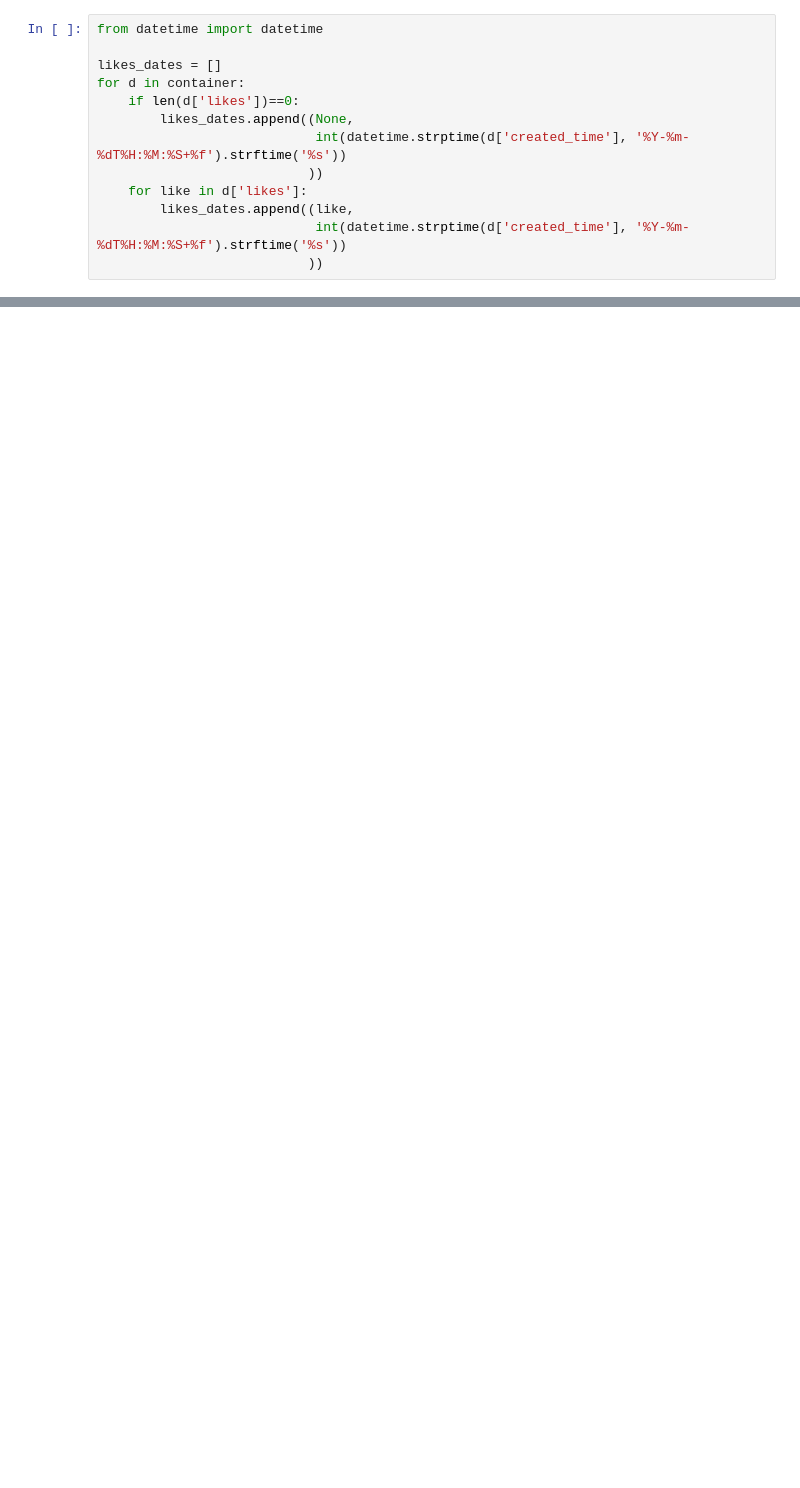
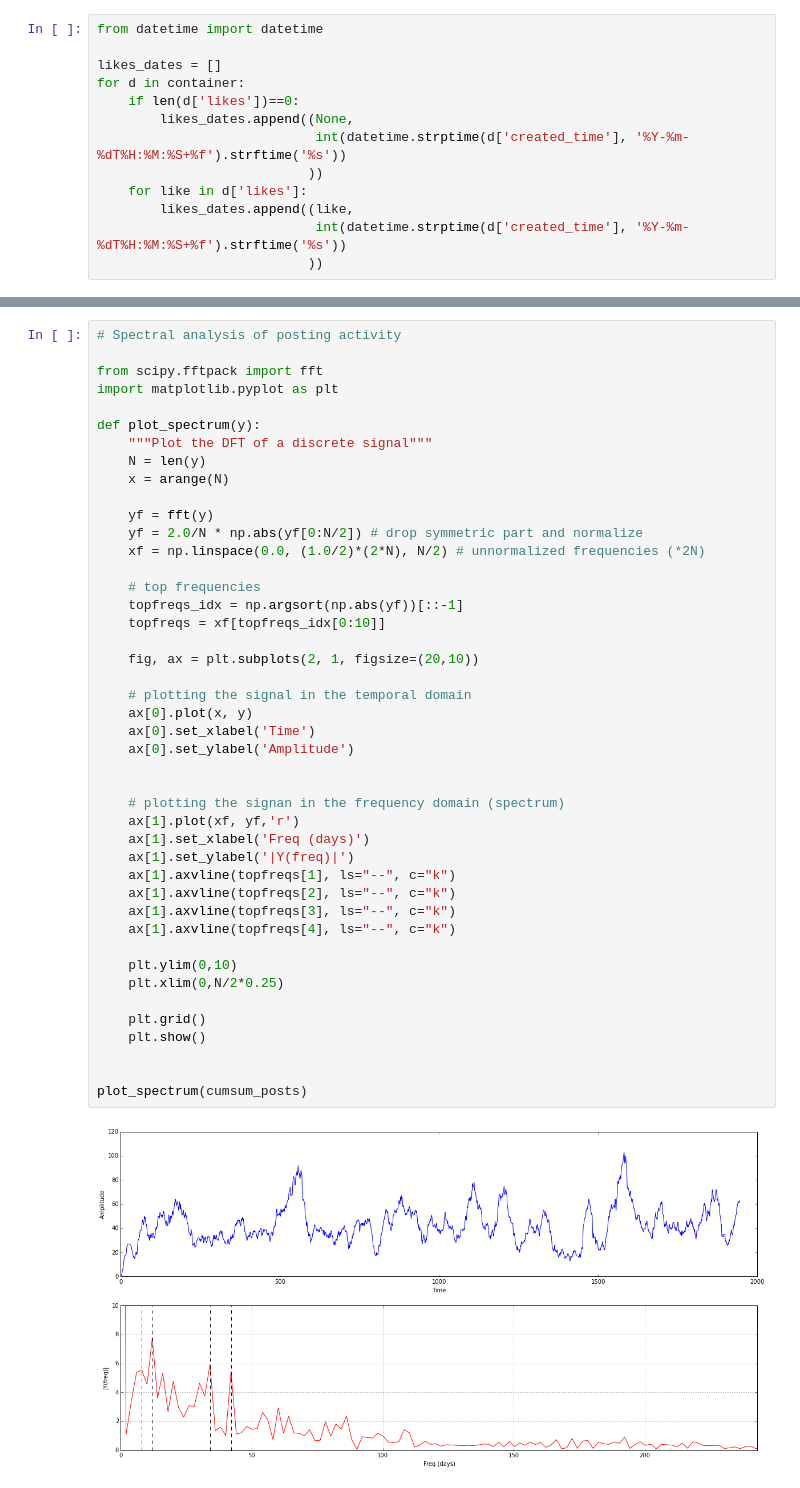
Before and after one commit to alumbreras/facebook_analytics, a Jupyter notebook: audience.ipynb, the cells around one changed output, grey strips where cells are left out. Cells and saved outputs as stored; diff of their text form; blank space fills up the shorter version.

Commit message:
cleaning, doc and added spectral analysis

```diff
--- a/audience.ipynb
+++ b/audience.ipynb
@@ -259,0 +270,46 @@ plt.show()
+# %%
+# Spectral analysis of posting activity
+
+from scipy.fftpack import fft
+import matplotlib.pyplot as plt
+
+def plot_spectrum(y):
+    """Plot the DFT of a discrete signal"""
+    N = len(y)
+    x = arange(N)
+
+    yf = fft(y)
+    yf = 2.0/N * np.abs(yf[0:N/2]) # drop symmetric part and normalize
+    xf = np.linspace(0.0, (1.0/2)*(2*N), N/2) # unnormalized frequencies (*2N)
+
+    # top frequencies
+    topfreqs_idx = np.argsort(np.abs(yf))[::-1]
+    topfreqs = xf[topfreqs_idx[0:10]]
+
+    fig, ax = plt.subplots(2, 1, figsize=(20,10))
+
+    # plotting the signal in the temporal domain
+    ax[0].plot(x, y)
+    ax[0].set_xlabel('Time')
+    ax[0].set_ylabel('Amplitude')
+
+
+    # plotting the signan in the frequency domain (spectrum)
+    ax[1].plot(xf, yf,'r')
+    ax[1].set_xlabel('Freq (days)')
+    ax[1].set_ylabel('|Y(freq)|')
+    ax[1].axvline(topfreqs[1], ls="--", c="k")
+    ax[1].axvline(topfreqs[2], ls="--", c="k")
+    ax[1].axvline(topfreqs[3], ls="--", c="k")
+    ax[1].axvline(topfreqs[4], ls="--", c="k")
+
+    plt.ylim(0,10)
+    plt.xlim(0,N/2*0.25)
+
+    plt.grid()
+    plt.show()
+
+
+plot_spectrum(cumsum_posts)
+# %% [output]
+[figure, added]
```
Also changed, not shown: parts of 18 cells of this notebook.
